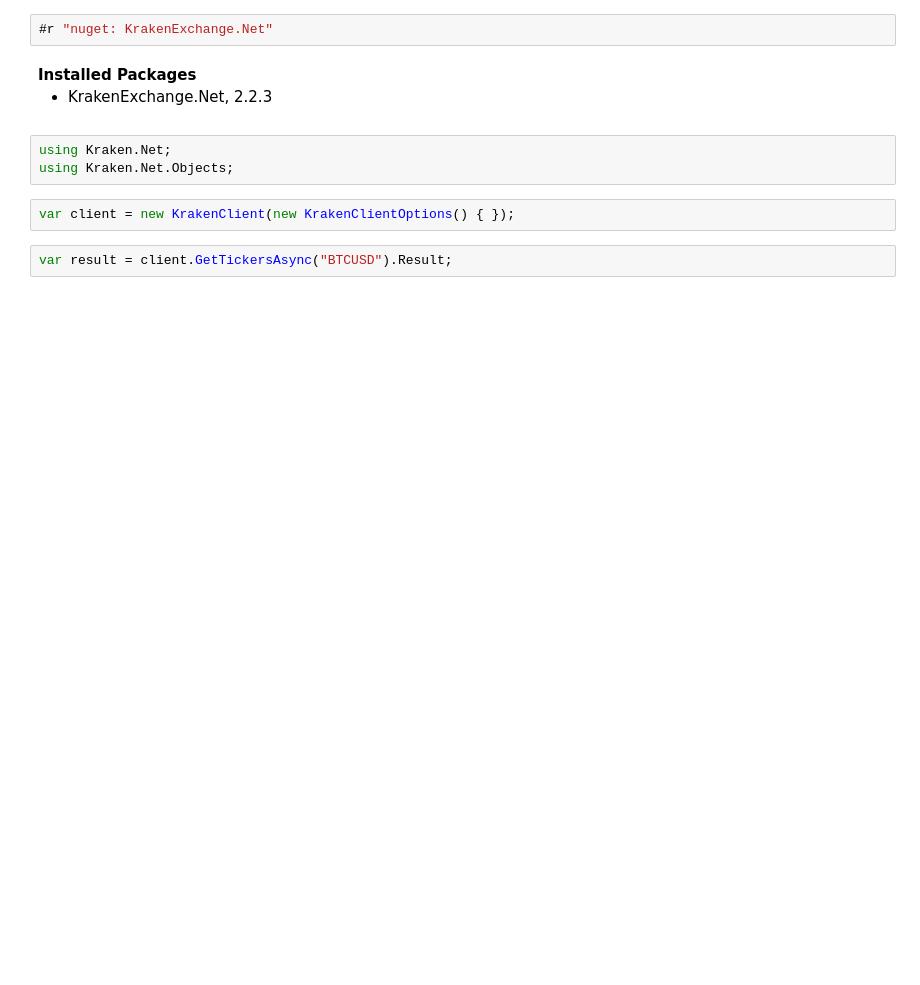
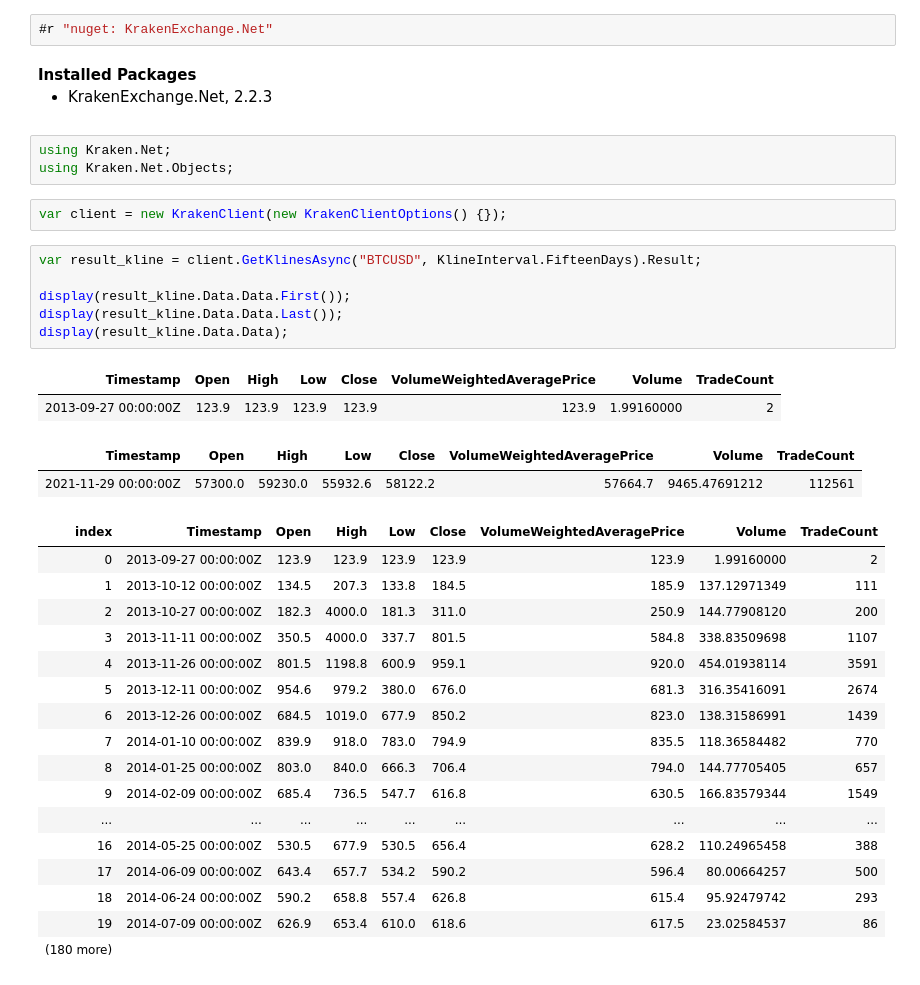
Before and after one commit to dharmatech/kraken-price-history, a Jupyter notebook: kraken-price-history.ipynb, the cells around one changed output. Saved outputs shown, nothing was run; the diff lists cells and outputs as text; blank space fills up the shorter version.

```diff
--- a/kraken-price-history.ipynb
+++ b/kraken-price-history.ipynb
@@ -7,7 +7,33 @@ KrakenExchange.Net, 2.2.3
 using Kraken.Net;
 using Kraken.Net.Objects;
 # %%
-var client = new KrakenClient(new KrakenClientOptions() { });
+var client = new KrakenClient(new KrakenClientOptions() {});
-# %%
-var result = client.GetTickersAsync("BTCUSD").Result;
+# %%
+var result_kline = client.GetKlinesAsync("BTCUSD", KlineInterval.FifteenDays).Result;
+
+display(result_kline.Data.Data.First());
+display(result_kline.Data.Data.Last());
+display(result_kline.Data.Data);
+# %% [output]
+| Timestamp | Open | High | Low | Close | VolumeWeightedAveragePrice | Volume | TradeCount |
+| 2013-09-27 00:00:00Z | 123.9 | 123.9 | 123.9 | 123.9 | 123.9 | 1.99160000 | 2 |
+| Timestamp | Open | High | Low | Close | VolumeWeightedAveragePrice | Volume | TradeCount |
+| 2021-11-29 00:00:00Z | 57300.0 | 59230.0 | 55932.6 | 58122.2 | 57664.7 | 9465.47691212 | 112561 |
+| index | Timestamp | Open | High | Low | Close | VolumeWeightedAveragePrice | Volume | TradeCount |
+| 0 | 2013-09-27 00:00:00Z | 123.9 | 123.9 | 123.9 | 123.9 | 123.9 | 1.99160000 | 2 |
+| 1 | 2013-10-12 00:00:00Z | 134.5 | 207.3 | 133.8 | 184.5 | 185.9 | 137.12971349 | 111 |
+| 2 | 2013-10-27 00:00:00Z | 182.3 | 4000.0 | 181.3 | 311.0 | 250.9 | 144.77908120 | 200 |
+| 3 | 2013-11-11 00:00:00Z | 350.5 | 4000.0 | 337.7 | 801.5 | 584.8 | 338.83509698 | 1107 |
+| 4 | 2013-11-26 00:00:00Z | 801.5 | 1198.8 | 600.9 | 959.1 | 920.0 | 454.01938114 | 3591 |
+| 5 | 2013-12-11 00:00:00Z | 954.6 | 979.2 | 380.0 | 676.0 | 681.3 | 316.35416091 | 2674 |
+| 6 | 2013-12-26 00:00:00Z | 684.5 | 1019.0 | 677.9 | 850.2 | 823.0 | 138.31586991 | 1439 |
+| 7 | 2014-01-10 00:00:00Z | 839.9 | 918.0 | 783.0 | 794.9 | 835.5 | 118.36584482 | 770 |
+| 8 | 2014-01-25 00:00:00Z | 803.0 | 840.0 | 666.3 | 706.4 | 794.0 | 144.77705405 | 657 |
+| 9 | 2014-02-09 00:00:00Z | 685.4 | 736.5 | 547.7 | 616.8 | 630.5 | 166.83579344 | 1549 |
+| ... | ... | ... | ... | ... | ... | ... | ... | ... |
+| 16 | 2014-05-25 00:00:00Z | 530.5 | 677.9 | 530.5 | 656.4 | 628.2 | 110.24965458 | 388 |
+| 17 | 2014-06-09 00:00:00Z | 643.4 | 657.7 | 534.2 | 590.2 | 596.4 | 80.00664257 | 500 |
+| 18 | 2014-06-24 00:00:00Z | 590.2 | 658.8 | 557.4 | 626.8 | 615.4 | 95.92479742 | 293 |
+| 19 | 2014-07-09 00:00:00Z | 626.9 | 653.4 | 610.0 | 618.6 | 617.5 | 23.02584537 | 86 |
+| (180 more) |  |  |  |  |  |  |  |  |
 # %%
```
Also changed, not shown: parts of 21 cells of this notebook.
